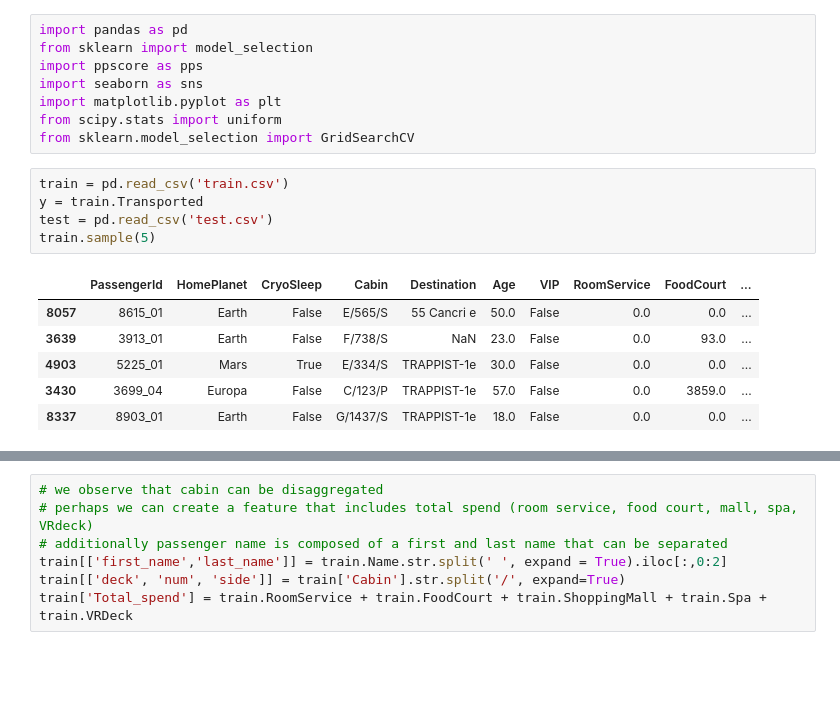
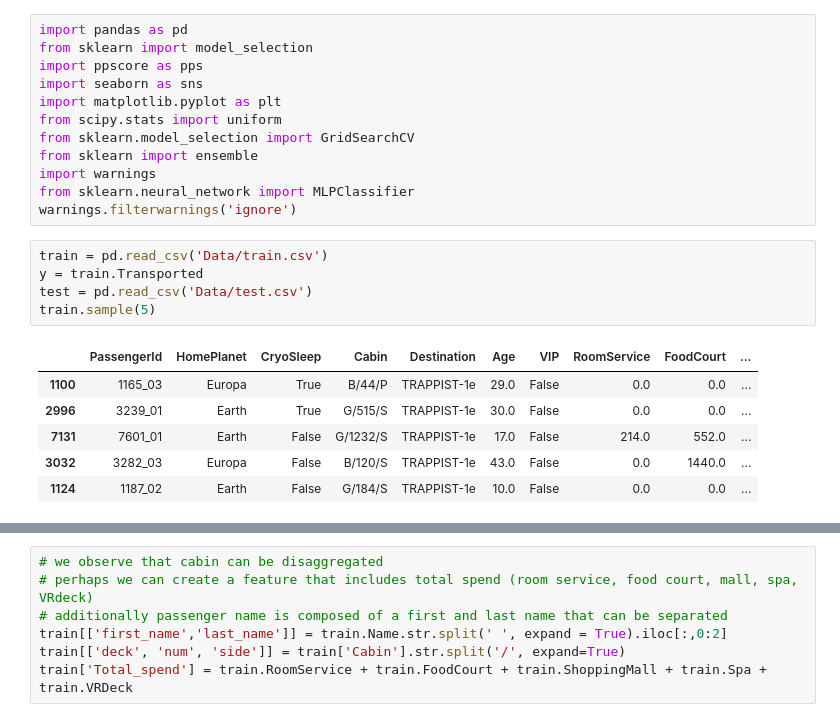
Before and after one commit to lshwed/kaggle_spaceship_titanic, a Jupyter notebook: analysis.ipynb, the cells around one changed output, grey strips where cells are left out. Cells and saved outputs as stored; diff of their text form; blank space fills up the shorter version.

Commit message:
Ensemble added.

```diff
--- a/analysis.ipynb
+++ b/analysis.ipynb
@@ -6,15 +6,19 @@ import seaborn as sns
 import matplotlib.pyplot as plt
 from scipy.stats import uniform
 from sklearn.model_selection import GridSearchCV
+from sklearn import ensemble
+import warnings
+from sklearn.neural_network import MLPClassifier
+warnings.filterwarnings('ignore')
 # %%
-train = pd.read_csv('train.csv')
+train = pd.read_csv('Data/train.csv')
 y = train.Transported
-test = pd.read_csv('test.csv')
+test = pd.read_csv('Data/test.csv')
 train.sample(5)
 # %% [output]
 |  | PassengerId | HomePlanet | CryoSleep | Cabin | Destination | Age | VIP | RoomService | FoodCourt | ... |
-| 8057 | 8615_01 | Earth | False | E/565/S | 55 Cancri e | 50.0 | False | 0.0 | 0.0 | ... |
-| 3639 | 3913_01 | Earth | False | F/738/S | NaN | 23.0 | False | 0.0 | 93.0 | ... |
-| 4903 | 5225_01 | Mars | True | E/334/S | TRAPPIST-1e | 30.0 | False | 0.0 | 0.0 | ... |
-| 3430 | 3699_04 | Europa | False | C/123/P | TRAPPIST-1e | 57.0 | False | 0.0 | 3859.0 | ... |
-| 8337 | 8903_01 | Earth | False | G/1437/S | TRAPPIST-1e | 18.0 | False | 0.0 | 0.0 | ... |
+| 1100 | 1165_03 | Europa | True | B/44/P | TRAPPIST-1e | 29.0 | False | 0.0 | 0.0 | ... |
+| 2996 | 3239_01 | Earth | True | G/515/S | TRAPPIST-1e | 30.0 | False | 0.0 | 0.0 | ... |
+| 7131 | 7601_01 | Earth | False | G/1232/S | TRAPPIST-1e | 17.0 | False | 214.0 | 552.0 | ... |
+| 3032 | 3282_03 | Europa | False | B/120/S | TRAPPIST-1e | 43.0 | False | 0.0 | 1440.0 | ... |
+| 1124 | 1187_02 | Earth | False | G/184/S | TRAPPIST-1e | 10.0 | False | 0.0 | 0.0 | ... |
```
Also changed, not shown: parts of 50 cells of this notebook, 10 other files.
